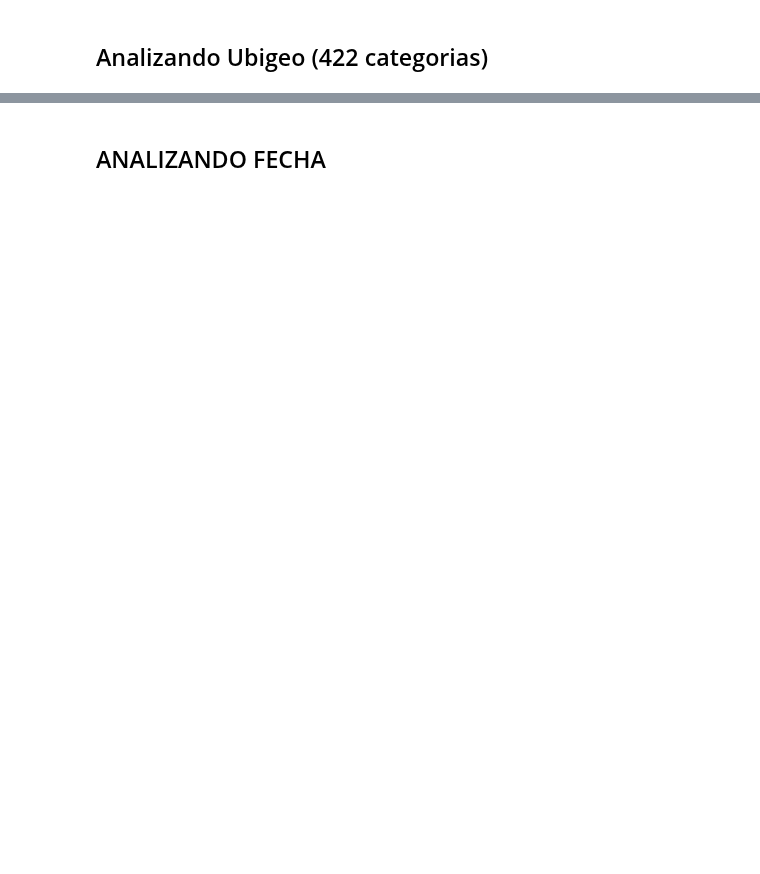
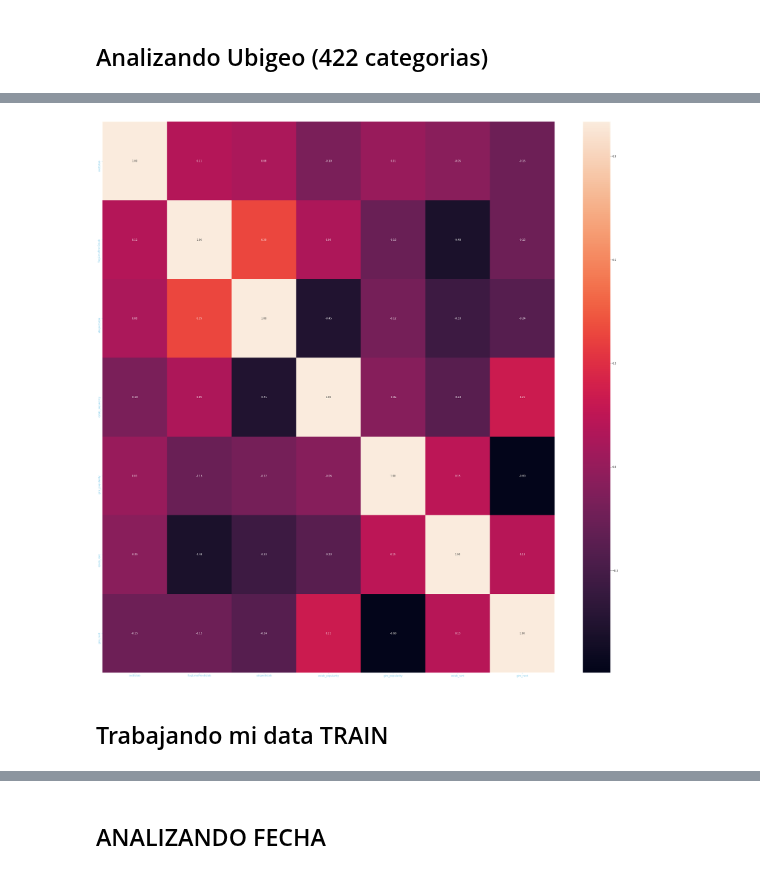
Before and after one commit to kendalvictor/codeando, a Jupyter notebook: machine_learning/_bbva data challeneger 2018/analysis_train.ipynb, the cells around one changed output, grey strips where cells are left out. Cells and saved outputs as stored; diff of their text form; code cells hidden in the pictures; blank space fills up the shorter version.

```diff
--- a/machine_learning/_bbva data challeneger 2018/analysis_train.ipynb
+++ b/machine_learning/_bbva data challeneger 2018/analysis_train.ipynb
@@ -158,0 +197,8 @@ data['catCodGiro'] = data['codGiro'].apply(cat_giro)
+# %%
+estab_rant =  data.groupby(by='ubigeoEstab')[['ubigeoEstab', 'ratingMonto']].mean()
+del estab_rant.index.name
+estab_rant['estab_rant'] = estab_rant['ratingMonto']
+del estab_rant['ratingMonto']
+estab_rant = estab_rant.reset_index()
+del estab_rant['index']
+estab_rant.head()
@@ -158,0 +212,3 @@ data['catCodGiro'] = data['codGiro'].apply(cat_giro)
+# %%
+data_estab = data_estab.merge(estab_rant, on='ubigeoEstab')
+data_estab.head()
@@ -158,0 +222,9 @@ data['catCodGiro'] = data['codGiro'].apply(cat_giro)
+# %%
+del estab_rant
+giro_rant =  data.groupby(by='codGiro')[['codGiro', 'ratingMonto']].mean()
+del giro_rant.index.name
+giro_rant['giro_rant'] = giro_rant['ratingMonto']
+del giro_rant['ratingMonto']
+giro_rant = giro_rant.reset_index()
+del giro_rant['index']
+giro_rant.head()
@@ -158,0 +238,4 @@ data['catCodGiro'] = data['codGiro'].apply(cat_giro)
+# %%
+data_estab = data_estab.merge(giro_rant, on='codGiro')
+del giro_rant
+data_estab.head()
@@ -158,0 +249,13 @@ data['catCodGiro'] = data['codGiro'].apply(cat_giro)
+# %%
+if 'index' in list(data_estab.columns):
+    del data_estab['index']
+
+del data_estab['codGiro']
+fig, ax = plt.subplots(figsize=(40, 40))
+graf = sns.heatmap(data_estab.corr('spearman'), annot=True, fmt=".2f", ax=ax)
+graf.xaxis.label.set_color('skyblue')
+graf.yaxis.label.set_color('skyblue')
+graf.tick_params(colors='skyblue')
+graf.figure.savefig("img/data_estab.png")
+# %% [output]
+[figure, added]
@@ -158,0 +265,2 @@ data['catCodGiro'] = data['codGiro'].apply(cat_giro)
+# %% [markdown]
+## Trabajando mi data TRAIN
```
Also changed, not shown: parts of 99 cells of this notebook, 16 other files.
